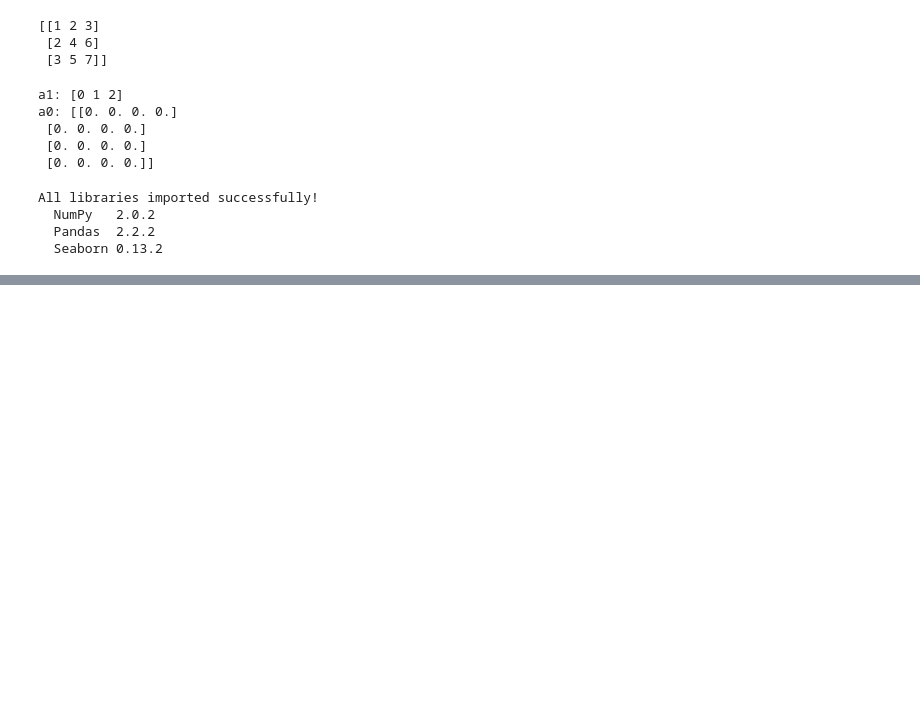
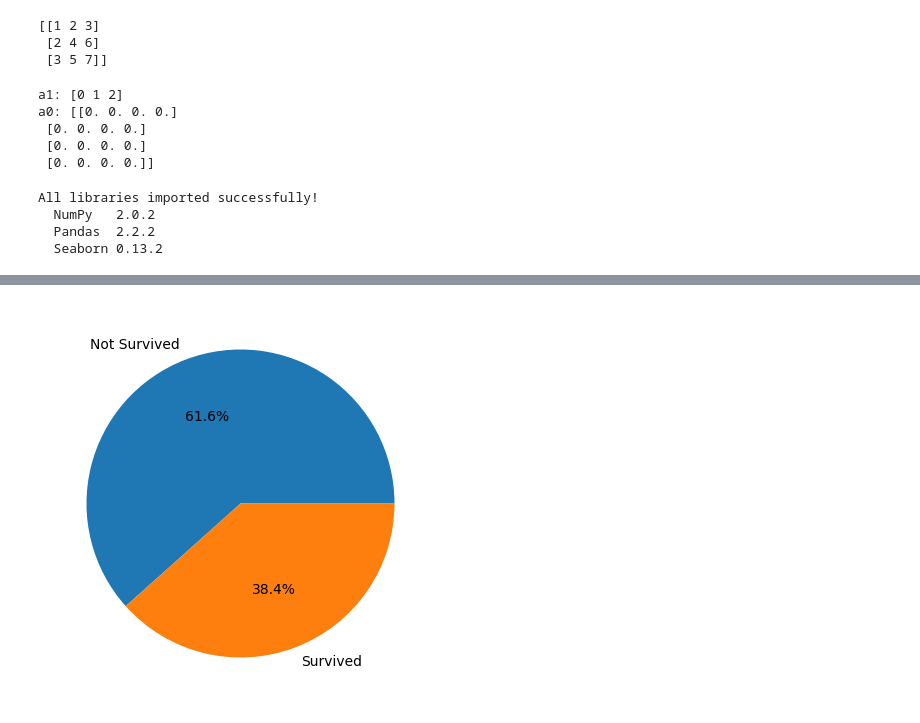
Before and after one commit to MallikarjunPatil24/IT-ignite, a Jupyter notebook: libraries.ipynb, the cells around one changed output, grey strips where cells are left out. Saved outputs shown, nothing was run; the diff lists cells and outputs as text; code cells hidden in the pictures; blank space fills up the shorter version.

```diff
--- a/libraries.ipynb
+++ b/libraries.ipynb
@@ -54,0 +299,9 @@ All libraries imported successfully!
+# %%
+survival = df["Survived"].value_counts()
+plt.pie(survival.values,
+        labels=["Not Survived", "Survived"],
+        autopct='%1.1f%%')
+
+plt.show()
+# %% [output]
+[figure, added]
```
Also changed, not shown: parts of 32 cells of this notebook.
